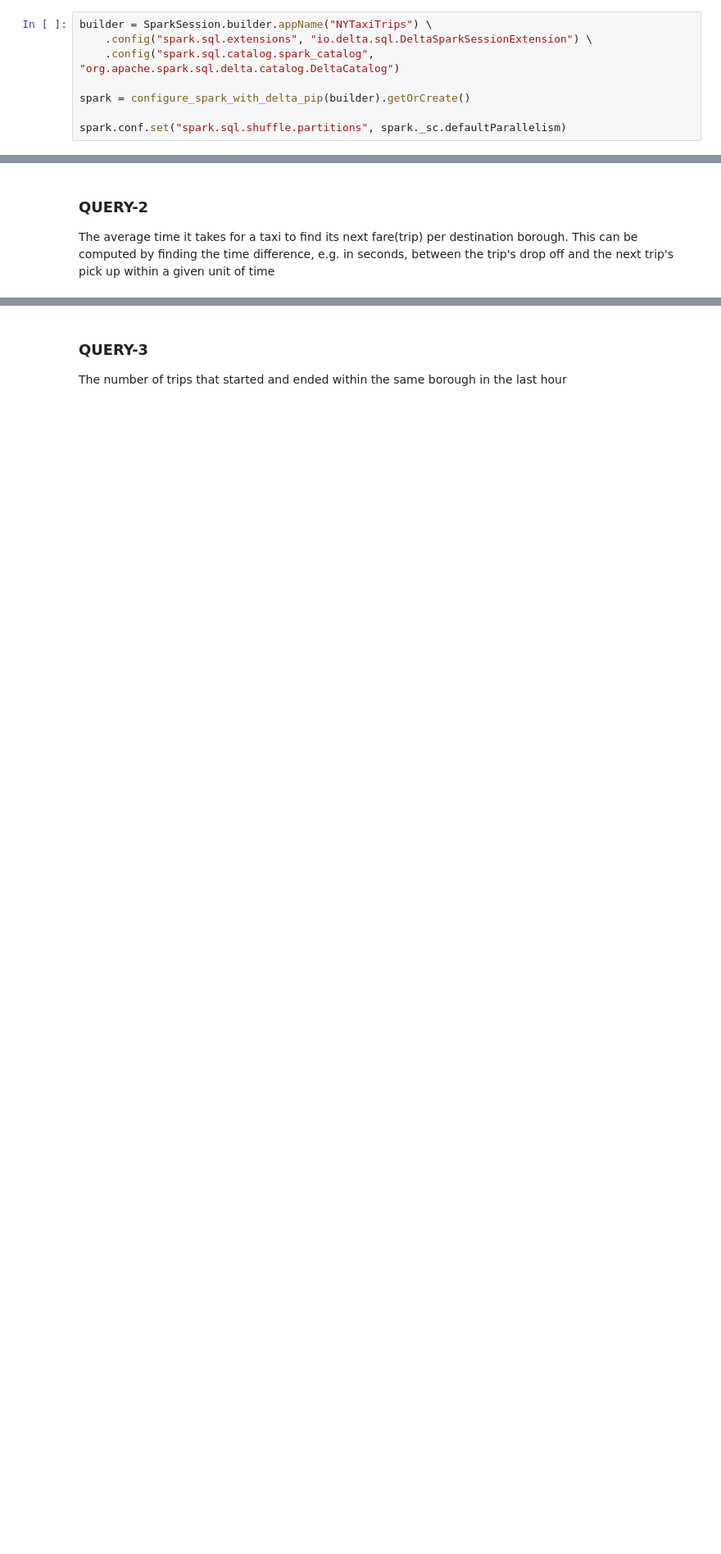
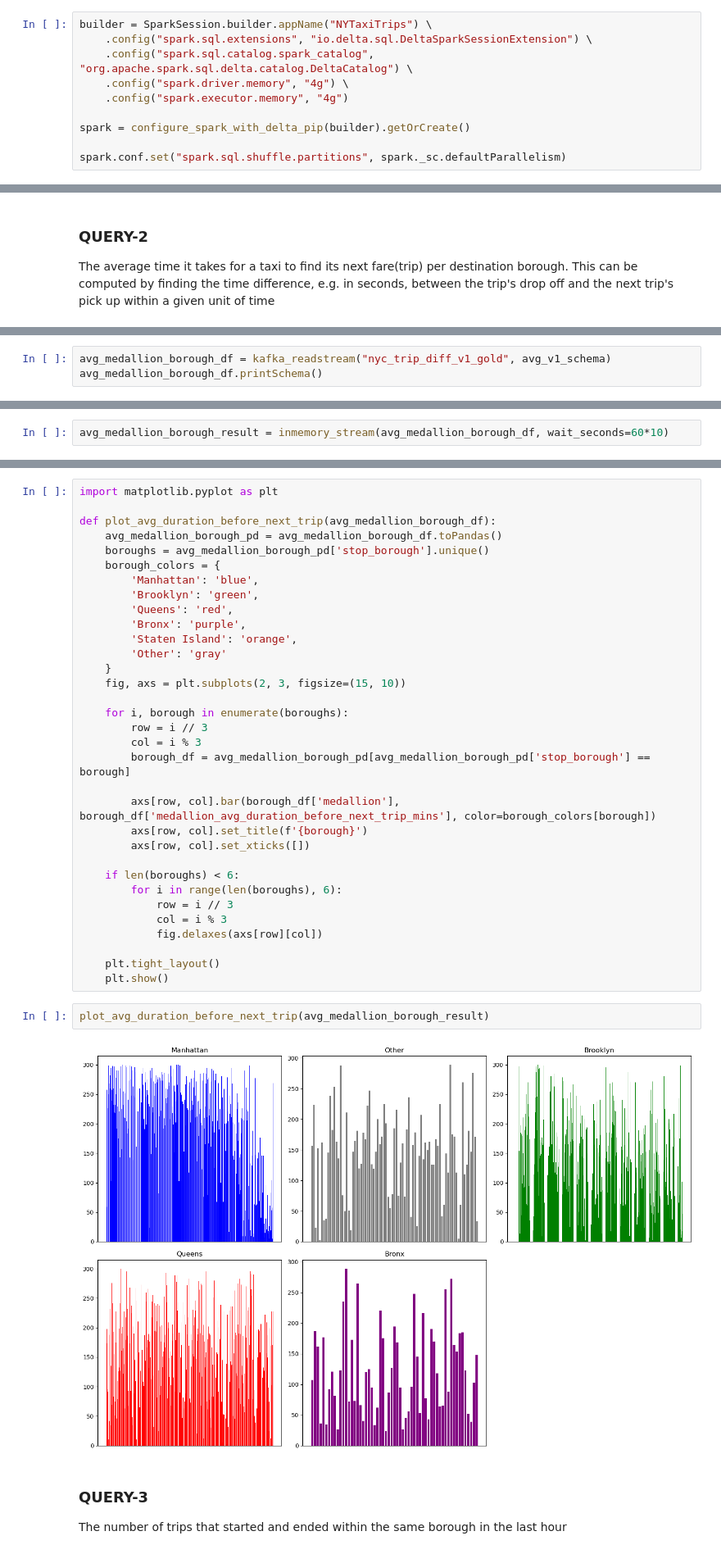
Before and after one commit to bazen-teklehaymanot/bdp, a Jupyter notebook: src/stream.ipynb, the cells around one changed output, grey strips where cells are left out. Shown at 82% size. Drawn from its saved outputs; the diff is of its cells as text; blank space fills up the shorter version.

```diff
--- a/src/stream.ipynb
+++ b/src/stream.ipynb
@@ -20,7 +19,9 @@ from pyspark.sql.types import StructType, StructField, StringType, IntegerType,
 # %%
 builder = SparkSession.builder.appName("NYTaxiTrips") \
     .config("spark.sql.extensions", "io.delta.sql.DeltaSparkSessionExtension") \
-    .config("spark.sql.catalog.spark_catalog", "org.apache.spark.sql.delta.catalog.DeltaCatalog")
+    .config("spark.sql.catalog.spark_catalog", "org.apache.spark.sql.delta.catalog.DeltaCatalog") \
+    .config("spark.driver.memory", "4g") \
+    .config("spark.executor.memory", "4g")
 
 spark = configure_spark_with_delta_pip(builder).getOrCreate()
 
@@ -695,0 +1107,3 @@ inmemory_stream(average_time_to_next_trip)
+# %%
+avg_medallion_borough_df = kafka_readstream("nyc_trip_diff_v1_gold", avg_v1_schema)
+avg_medallion_borough_df.printSchema()
@@ -695,0 +1129,2 @@ inmemory_stream(average_time_to_next_trip)
+# %%
+avg_medallion_borough_result = inmemory_stream(avg_medallion_borough_df, wait_seconds=60*10)
@@ -696,3 +1151,40 @@ inmemory_stream(average_time_to_next_trip)
+# %%
+import matplotlib.pyplot as plt
+
+def plot_avg_duration_before_next_trip(avg_medallion_borough_df):
+    avg_medallion_borough_pd = avg_medallion_borough_df.toPandas()
+    boroughs = avg_medallion_borough_pd['stop_borough'].unique()
+    borough_colors = {
+        'Manhattan': 'blue',
+        'Brooklyn': 'green',
+        'Queens': 'red',
+        'Bronx': 'purple',
+        'Staten Island': 'orange',
+        'Other': 'gray'
+    }
+    fig, axs = plt.subplots(2, 3, figsize=(15, 10))
+
+    for i, borough in enumerate(boroughs):
+        row = i // 3
+        col = i % 3
+        borough_df = avg_medallion_borough_pd[avg_medallion_borough_pd['stop_borough'] == borough]
+
+        axs[row, col].bar(borough_df['medallion'], borough_df['medallion_avg_duration_before_next_trip_mins'], color=borough_colors[borough])
+        axs[row, col].set_title(f'{borough}')
+        axs[row, col].set_xticks([])
+
+    if len(boroughs) < 6:
+        for i in range(len(boroughs), 6):
+            row = i // 3
+            col = i % 3
+            fig.delaxes(axs[row][col])
+
+    plt.tight_layout()
+    plt.show()
+# %%
+plot_avg_duration_before_next_trip(avg_medallion_borough_result)
+# %% [output]
+[figure, added]
 # %% [markdown]
 ### QUERY-3
 
```
Also changed, not shown: parts of 83 cells of this notebook, 8 other files.
